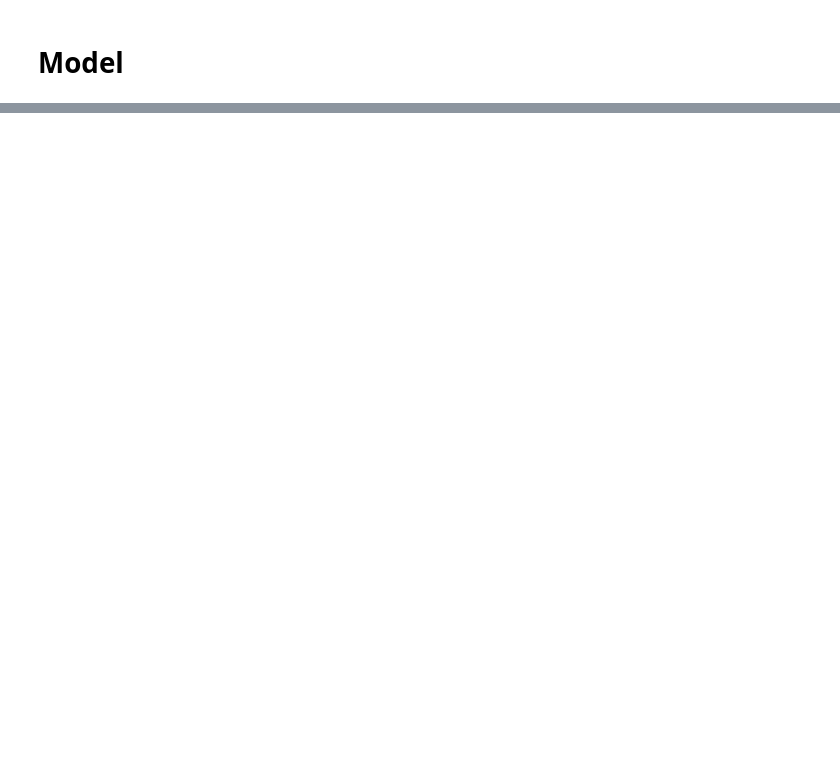
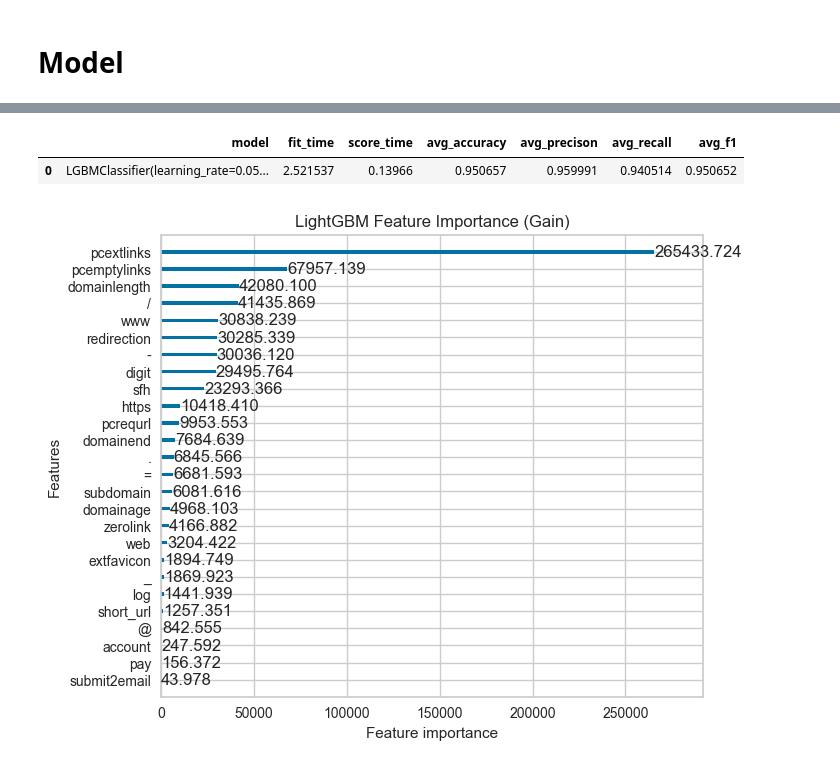
Before and after one commit to Senior-Synergy/linkscope-back, a Jupyter notebook: model/model_final.ipynb, the cells around one changed output, grey strips where cells are left out. Drawn from its saved outputs; the diff is of its cells as text; code cells hidden in the pictures; blank space fills up the shorter version.

```diff
--- a/model/model_final.ipynb
+++ b/model/model_final.ipynb
@@ -230,0 +198,13 @@ joblib.dump(model, "model.joblib")
+# %%
+cv = StratifiedKFold(3)
+param_grid = {
+  'learning_rate': [0.05, 0.005],
+  'n_estimators': [400, 500, 600],
+  'num_leaves': [31, 63, 100, 127],
+  'boosting_type' : ['gbdt'],
+  'max_depth': [-1, 10, 15, 20]
+}
+
+model_lgb = lgb.LGBMClassifier(objective="binary", metric="auc", random_state=0)
+grid_lgb = GridSearchCV(estimator=model_lgb, param_grid=param_grid, cv=cv,scoring='accuracy',refit=True,verbose=2)
+grid_result_lgb =grid_lgb.fit(X_train, y_train)
@@ -230,0 +235,2 @@ joblib.dump(model, "model.joblib")
+# %%
+model2 = grid_lgb.best_estimator_
@@ -230,0 +288,6 @@ joblib.dump(model, "model.joblib")
+# %%
+model2_cvresult_df = pd.DataFrame(model2_cvresult)
+model2_cvresult_df
+# %% [output]
+|  | model | fit_time | score_time | avg_accuracy | avg_precison | avg_recall | avg_f1 |
+| 0 | LGBMClassifier(learning_rate=0.05... | 2.521537 | 0.13966 | 0.950657 | 0.959991 | 0.940514 | 0.950652 |
@@ -230,0 +296,6 @@ joblib.dump(model, "model.joblib")
+# %%
+# Plot feature importance using Gain
+lgb.plot_importance(model2, importance_type="gain", figsize=(7,6), title="LightGBM Feature Importance (Gain)")
+plt.show()
+# %% [output]
+[figure, added]
```
Also changed, not shown: parts of 35 cells of this notebook, 2 other files.
